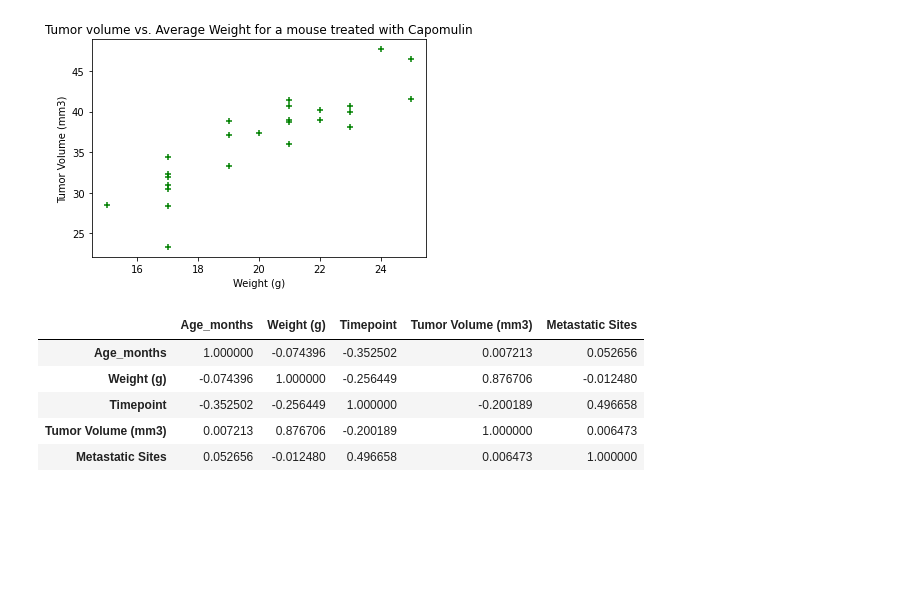
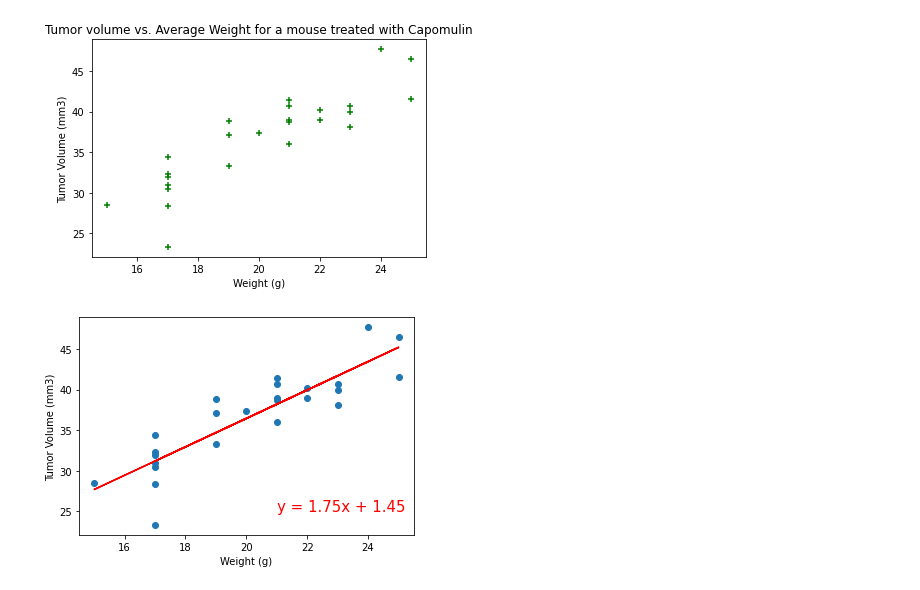
Before and after one commit to emedina2/Matplotlib_Homework, a Jupyter notebook: 02-Homework/05-Matplotlib/Instructions/Pymaceuticals/Pymaceuticals.ipynb, the cells around one changed output. Drawn from its saved outputs; the diff is of its cells as text; code cells hidden in the pictures; blank space fills up the shorter version.

```diff
--- a/02-Homework/05-Matplotlib/Instructions/Pymaceuticals/Pymaceuticals.ipynb
+++ b/02-Homework/05-Matplotlib/Instructions/Pymaceuticals/Pymaceuticals.ipynb
@@ -266,15 +266,20 @@ plt.title('Tumor volume vs. Average Weight for a mouse treated with Capomulin')
 plt.show()
 # %% [output]
 [figure]
-# %%
-# Calculate the correlation coefficient and linear regression model
-# for mouse weight and average tumor volume for the Capomulin regimen
-r = Capomulin.corr(method = 'pearson')
-r
-# %% [output]
-|  | Age_months | Weight (g) | Timepoint | Tumor Volume (mm3) | Metastatic Sites |
-| Age_months | 1.000000 | -0.074396 | -0.352502 | 0.007213 | 0.052656 |
-| Weight (g) | -0.074396 | 1.000000 | -0.256449 | 0.876706 | -0.012480 |
-| Timepoint | -0.352502 | -0.256449 | 1.000000 | -0.200189 | 0.496658 |
-| Tumor Volume (mm3) | 0.007213 | 0.876706 | -0.200189 | 1.000000 | 0.006473 |
-| Metastatic Sites | 0.052656 | -0.012480 | 0.496658 | 0.006473 | 1.000000 |
+# %%
+# Calculate the correlation coefficient and linear regression model
+# for mouse weight and average tumor volume for the Capomulin regimen
+weight = Capomulin['Weight (g)']
+tumor_vol = Capomulin['Tumor Volume (mm3)']
+r = weight.corr(tumor_vol, method = 'pearson')
+(slope, intercept, rvalue, pvalue, stderr) = st.linregress(weight, tumor_vol)
+regress_values = weight * slope + intercept
+line_eq = "y = " + str(round(slope,2)) + "x + " + str(round(intercept,2))
+plt.scatter(weight,tumor_vol)
+plt.plot(weight,regress_values,"r-")
+plt.annotate(line_eq,(21,25),fontsize=15,color="red")
+plt.ylabel('Tumor Volume (mm3)')
+plt.xlabel('Weight (g)')
+plt.show()
+# %% [output]
+[figure, added]
```
Also changed, not shown: parts of 2 cells of this notebook.
